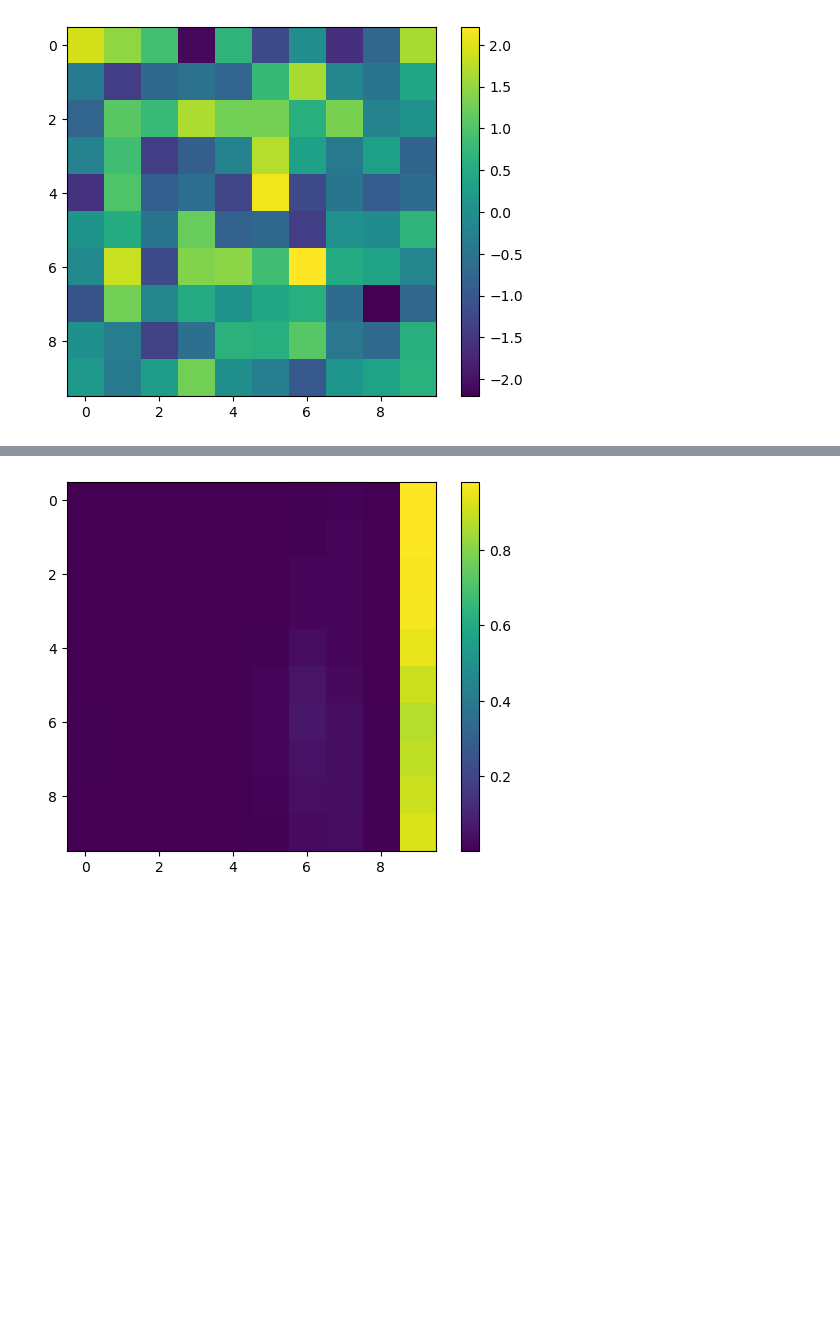
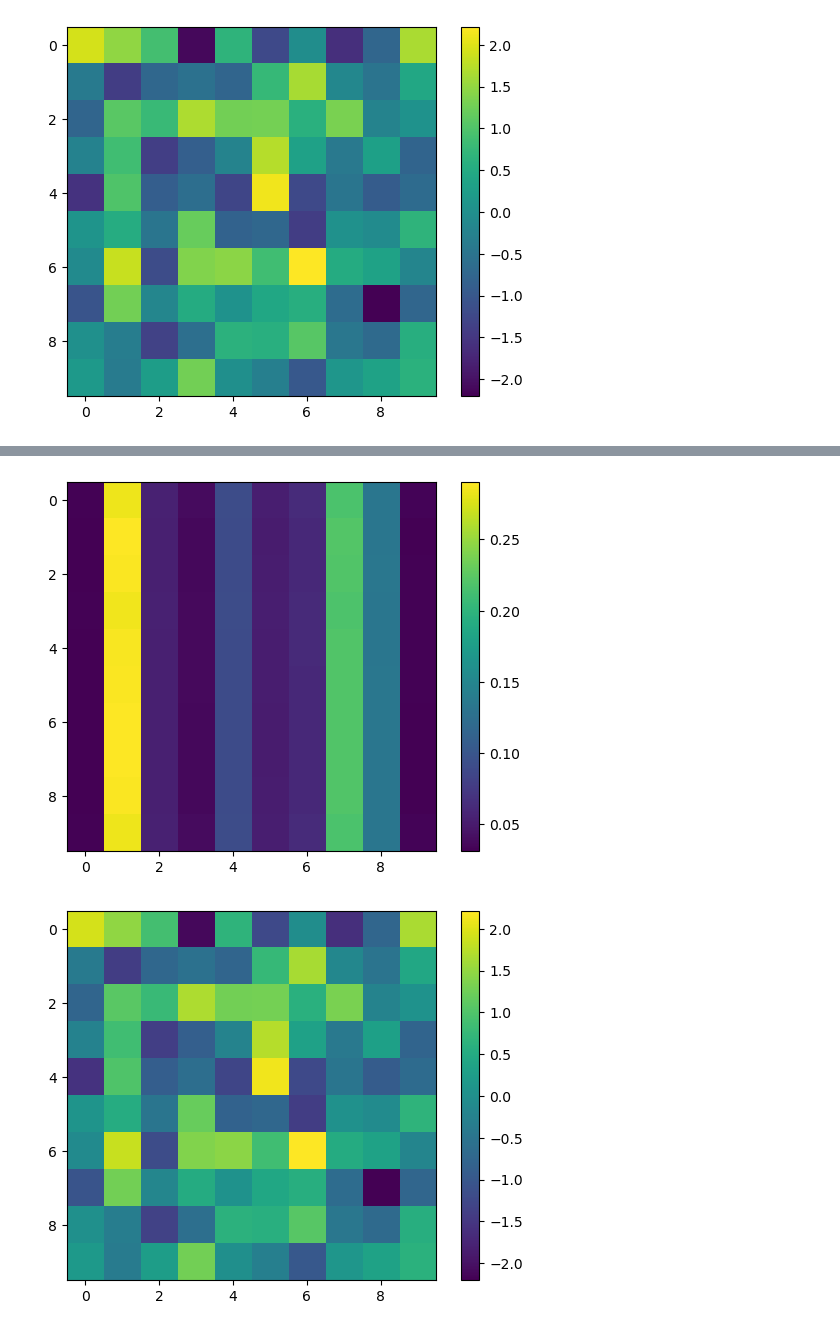
Before and after one commit to wuweizhang0723/func2graph, a Jupyter notebook: notebook/check_evaluation/evaluate_model.ipynb, the cells around one changed output, grey strips where cells are left out. Drawn from its saved outputs; the diff is of its cells as text; code cells hidden in the pictures; blank space fills up the shorter version.

```diff
--- a/notebook/check_evaluation/evaluate_model.ipynb
+++ b/notebook/check_evaluation/evaluate_model.ipynb
@@ -64,7 +64,7 @@ predict_mode_model = models.Attention_Autoencoder(
     prediction_mode=True,     ########################
 )
 # %%
-checkpoint_path = "../../checkpoints/epoch=4-step=3125.ckpt"
+checkpoint_path = "../../checkpoints/epoch=5-step=3750.ckpt"
 predictions, ground_truths, avg_attention, attentions = tools.get_avg_attention(trainloader, predict_mode_model, checkpoint_path, neuron_num)
 
 print(predictions.shape)
@@ -119,9 +119,14 @@ PREDICT Profiler Report
 # %%
 plt.imshow(avg_attention)
 plt.colorbar()
 plt.show()
+
+plt.imshow(weight_matrix.detach().numpy())
+plt.colorbar()
+plt.show()
 # %% [output]
-[figure, old version]
+[figure, new version]
+[figure, added]
 # %%
 np.mean(avg_attention)
 np.std(avg_attention)
```
Also changed, not shown: parts of 5 cells of this notebook, 2 other files.
